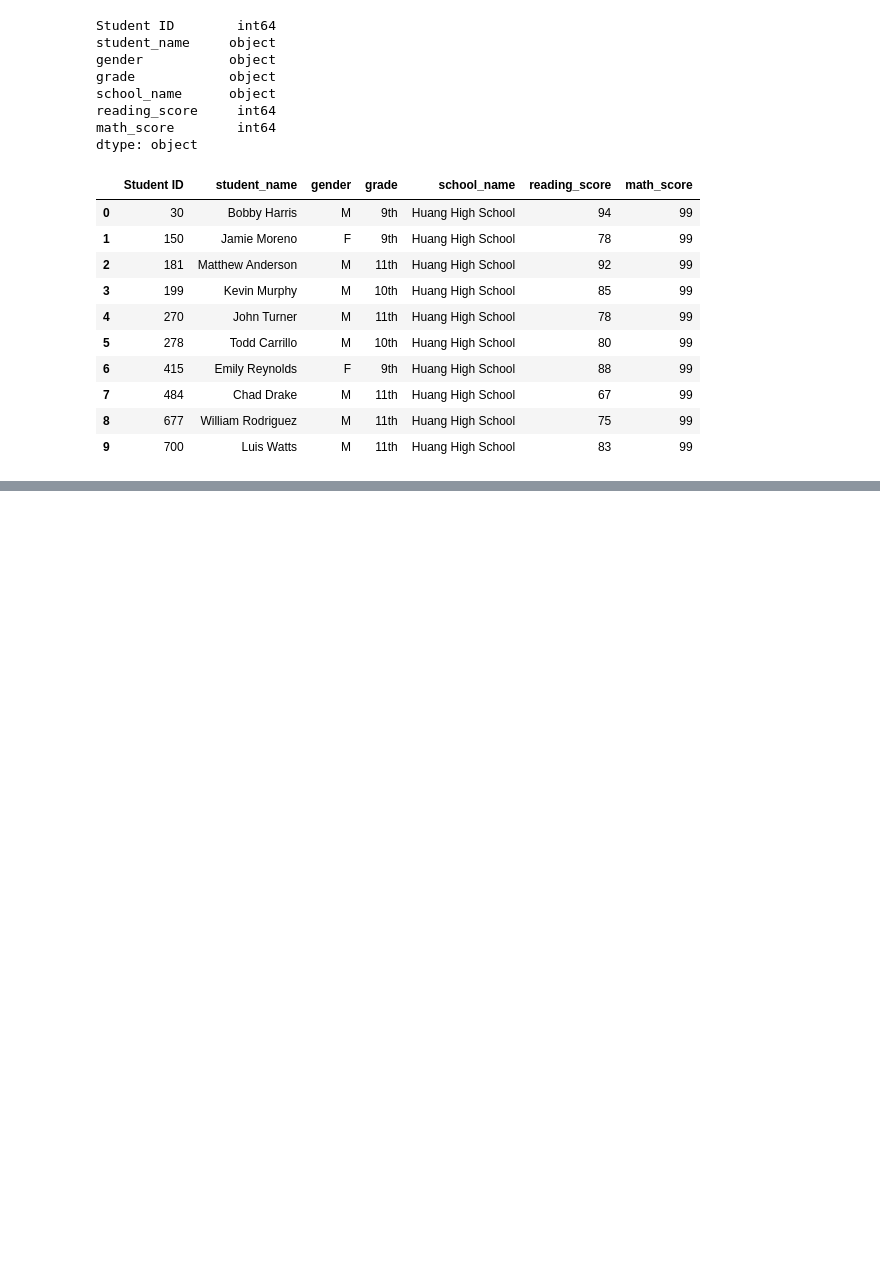
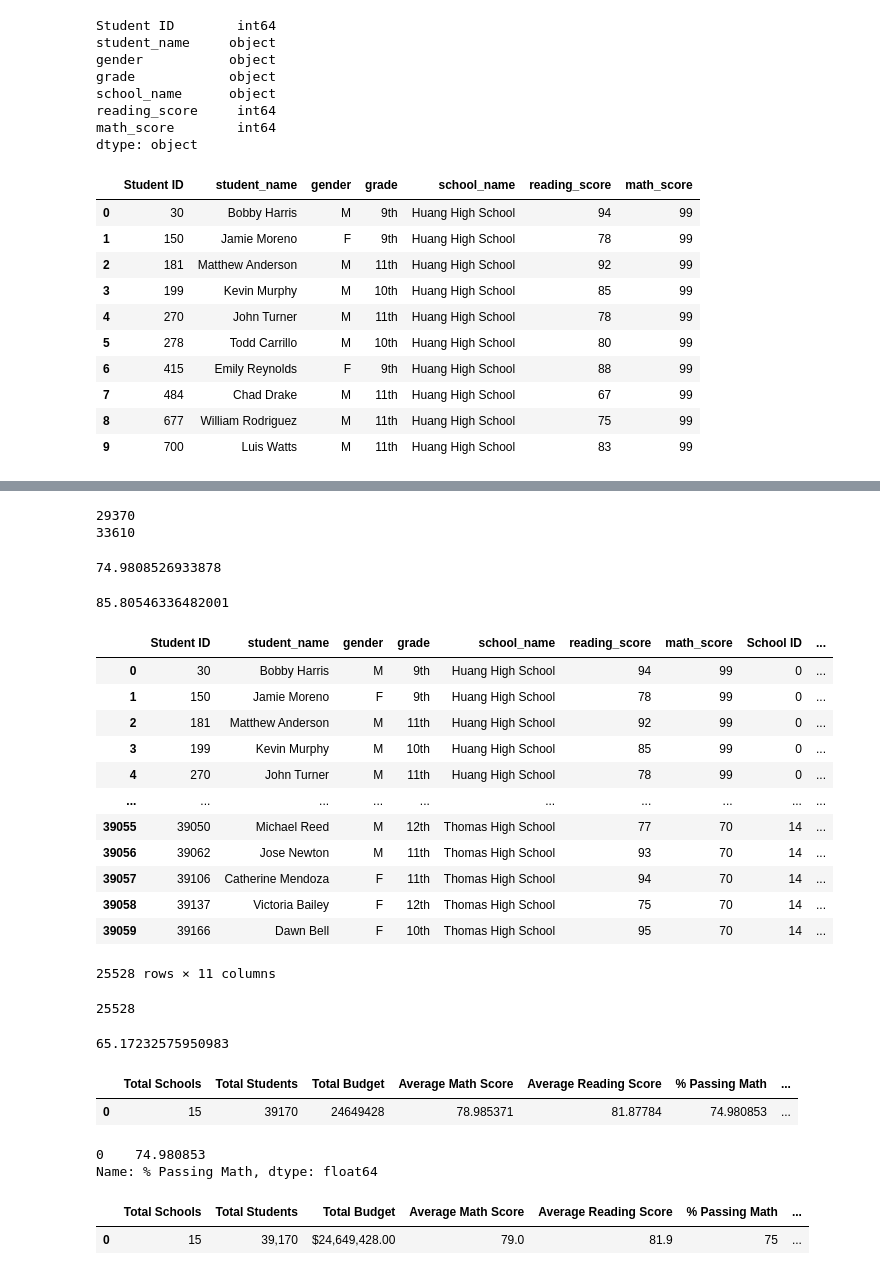
Before and after one commit to boborodono/School_Distrcit_Analysis, a Jupyter notebook: PyCitySchools.ipynb, the cells around one changed output, grey strips where cells are left out. Saved outputs shown, nothing was run; the diff lists cells and outputs as text; code cells hidden in the pictures; blank space fills up the shorter version.

Commit message:
district summary complete

```diff
--- a/PyCitySchools.ipynb
+++ b/PyCitySchools.ipynb
@@ -140,3 +140,6 @@ student_data_df.head(10)
 | 7 | 484 | Chad Drake | M | 11th | Huang High School | 67 | 99 |
 | 8 | 677 | William Rodriguez | M | 11th | Huang High School | 75 | 99 |
 | 9 | 700 | Luis Watts | M | 11th | Huang High School | 83 | 99 |
+# %%
+school_data_complete_df = pd.merge(student_data_df, school_data_df, on=["school_name", "school_name"])
+school_data_complete_df.head()
@@ -142,0 +268,6 @@ student_data_df.head(10)
+# %%
+print(passing_math_count)
+print(passing_reading_count)
+# %% [output]
+29370
+33610
@@ -142,0 +283,59 @@ student_data_df.head(10)
+# %%
+print(passing_math_percentage)
+# %% [output]
+74.9808526933878
+# %%
+print(passing_reading_percentage)
+# %% [output]
+85.80546336482001
+# %%
+# Calculate the students who passed both math and reading.
+passing_math_reading = school_data_complete_df[(school_data_complete_df["math_score"] >= 70) & (school_data_complete_df["reading_score"] >= 70)]
+
+passing_math_reading
+# %% [output]
+|  | Student ID | student_name | gender | grade | school_name | reading_score | math_score | School ID | ... |
+| 0 | 30 | Bobby Harris | M | 9th | Huang High School | 94 | 99 | 0 | ... |
+| 1 | 150 | Jamie Moreno | F | 9th | Huang High School | 78 | 99 | 0 | ... |
+| 2 | 181 | Matthew Anderson | M | 11th | Huang High School | 92 | 99 | 0 | ... |
+| 3 | 199 | Kevin Murphy | M | 10th | Huang High School | 85 | 99 | 0 | ... |
+| 4 | 270 | John Turner | M | 11th | Huang High School | 78 | 99 | 0 | ... |
+| ... | ... | ... | ... | ... | ... | ... | ... | ... | ... |
+| 39055 | 39050 | Michael Reed | M | 12th | Thomas High School | 77 | 70 | 14 | ... |
+| 39056 | 39062 | Jose Newton | M | 11th | Thomas High School | 93 | 70 | 14 | ... |
+| 39057 | 39106 | Catherine Mendoza | F | 11th | Thomas High School | 94 | 70 | 14 | ... |
+| 39058 | 39137 | Victoria Bailey | F | 12th | Thomas High School | 75 | 70 | 14 | ... |
+| 39059 | 39166 | Dawn Bell | F | 10th | Thomas High School | 95 | 70 | 14 | ... |
+25528 rows × 11 columns
+# %%
+# Calculate the number of students who passed both math and reading.
+overall_passing_math_reading_count = passing_math_reading["student_name"].count()
+overall_passing_math_reading_count
+# %% [output]
+25528
+# %%
+# Calculate the overall passing percentage.
+overall_passing_percentage = overall_passing_math_reading_count / number_of_students * 100
+overall_passing_percentage
+# %% [output]
+65.17232575950983
+# %%
+# Adding a list of values with keys to create a new DataFrame.
+district_summary_df = pd.DataFrame(
+    [{"Total Schools": school_count,
+     "Total Students": number_of_students,
+     "Total Budget": total_budget,
+     "Average Math Score": average_math_score,
+     "Average Reading Score": average_reading_score,
+     "% Passing Math": passing_math_percentage,
+     "% Passing Reading": passing_reading_percentage,
+     "% Overall Passing": overall_passing_percentage}])
+district_summary_df
+# %% [output]
+|  | Total Schools | Total Students | Total Budget | Average Math Score | Average Reading Score | % Passing Math | ... |
+| 0 | 15 | 39170 | 24649428 | 78.985371 | 81.87784 | 74.980853 | ... |
+# %%
+district_summary_df["% Passing Math"]
+# %% [output]
+0    74.980853
+Name: % Passing Math, dtype: float64
@@ -142,0 +365,5 @@ student_data_df.head(10)
+# %%
+district_summary_df
+# %% [output]
+|  | Total Schools | Total Students | Total Budget | Average Math Score | Average Reading Score | % Passing Math | ... |
+| 0 | 15 | 39,170 | $24,649,428.00 | 79.0 | 81.9 | 75 | ... |
```
Also changed, not shown: parts of 19 cells of this notebook, 2 other files.
